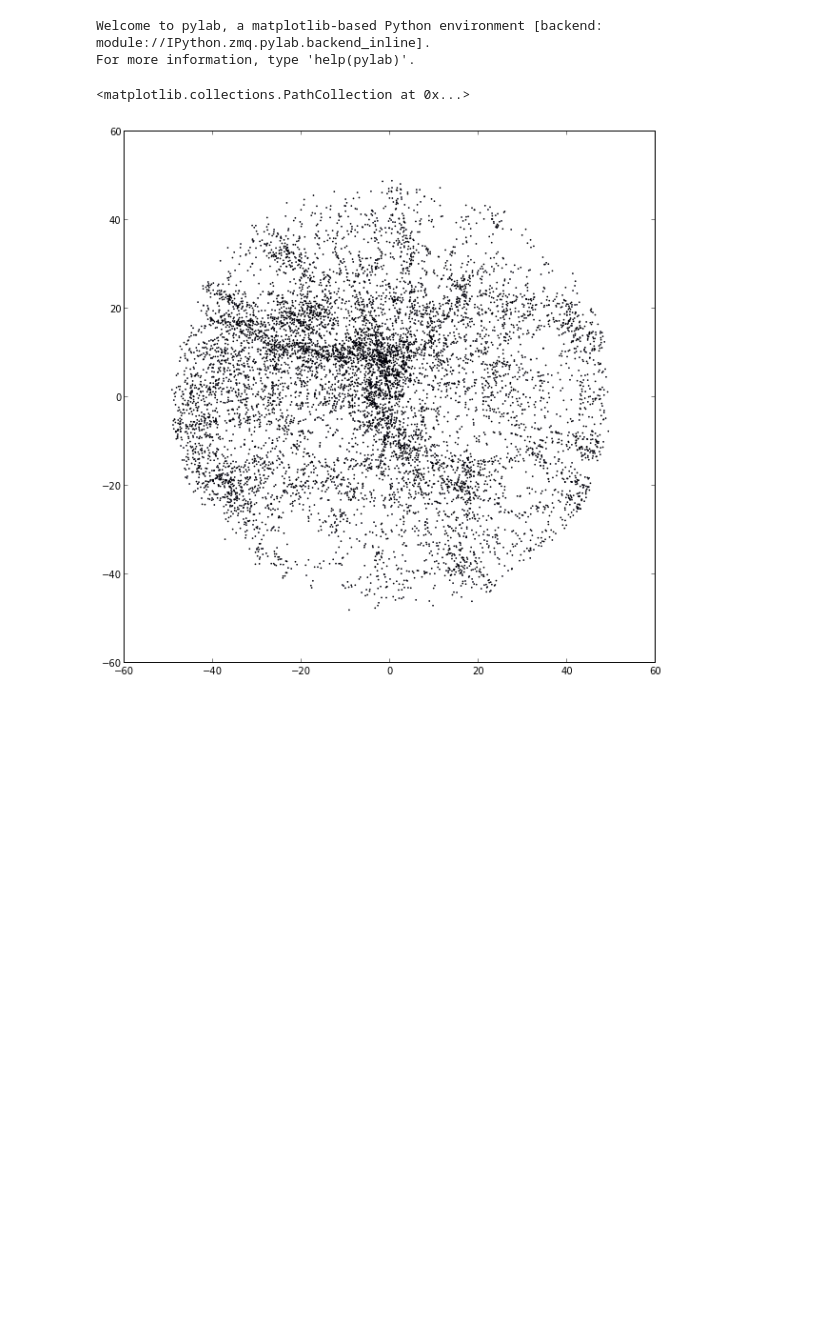
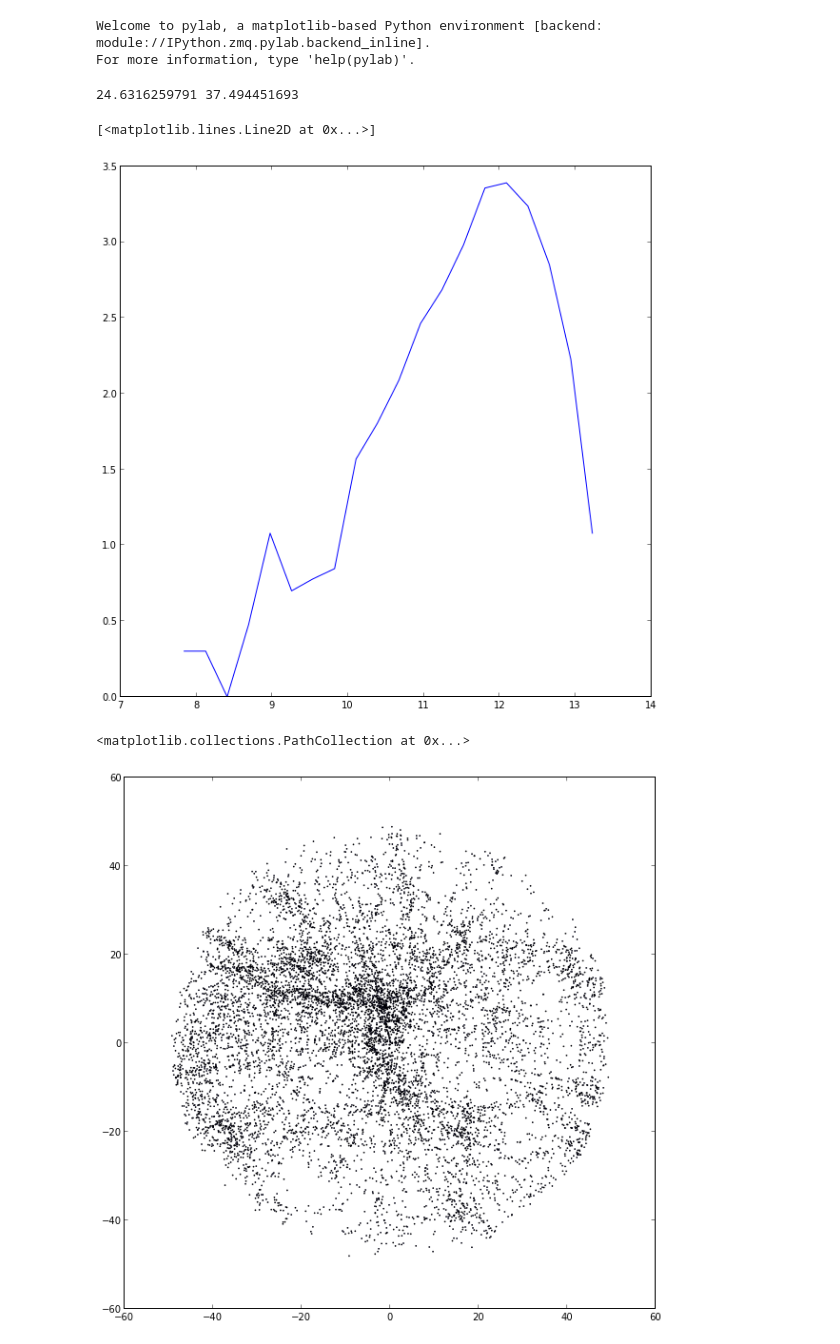
Before and after one commit to forero/NG_CLUES, a Jupyter notebook: code/abundance_matching.ipynb, the cells around one changed output. Cells and saved outputs as stored; diff of their text form; code cells hidden in the pictures; blank space fills up the shorter version.

```diff
--- a/code/abundance_matching.ipynb
+++ b/code/abundance_matching.ipynb
@@ -33,3 +28,19 @@ obs_lum = (40.0 - data_mags[:,3])/2.5 # is this conversion correct?
+# %%
+obs_x = data_obs[:,0]
+obs_y = data_obs[:,1]
+obs_z = data_obs[:,2]
+distance = sqrt(obs_x**2 + obs_y**2 + obs_z**2) * 1E6
+print 5.0*log10(amin(distance))-1.0, 5.0*log10(amax(distance))-1.0
+absolute_mags = data_mags[:,3] - (5.0*log10(distance) - 1.0)
+obs_lum = (3.29 - absolute_mags)/2.5 # this is now in log10 of solar luminosities
+# %% [output]
+24.6316259791 37.494451693
+# %%
+hist_mags, bins_mags = histogram(absolute_lum, bins=20)
+plot(bins_mags[1:], log10(hist_mags))
+# %% [output]
+[<matplotlib.lines.Line2D at 0x...>]
+[figure, added]
 # %%
 scatter(obs_x, obs_y, s=0.5)
 # %% [output]
```
Also changed, not shown: parts of 15 cells of this notebook.
